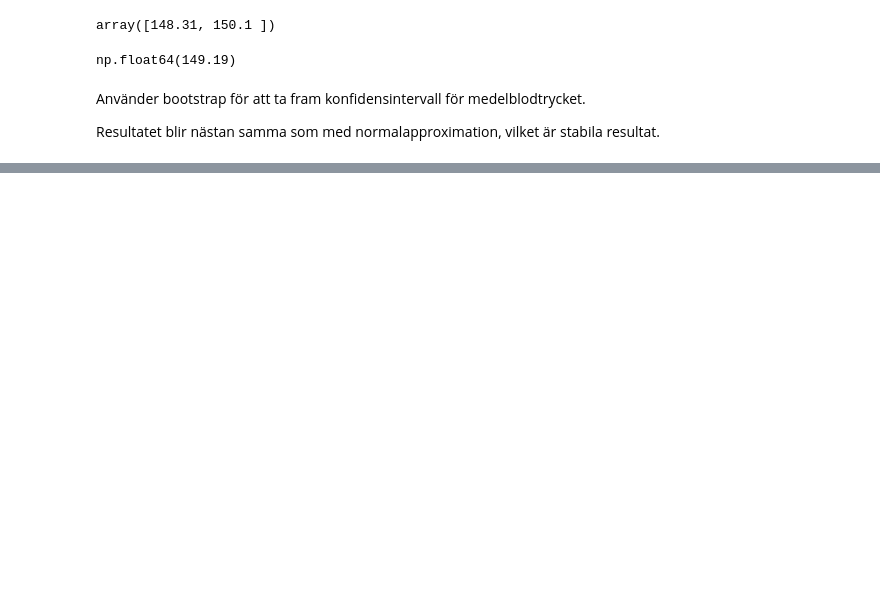
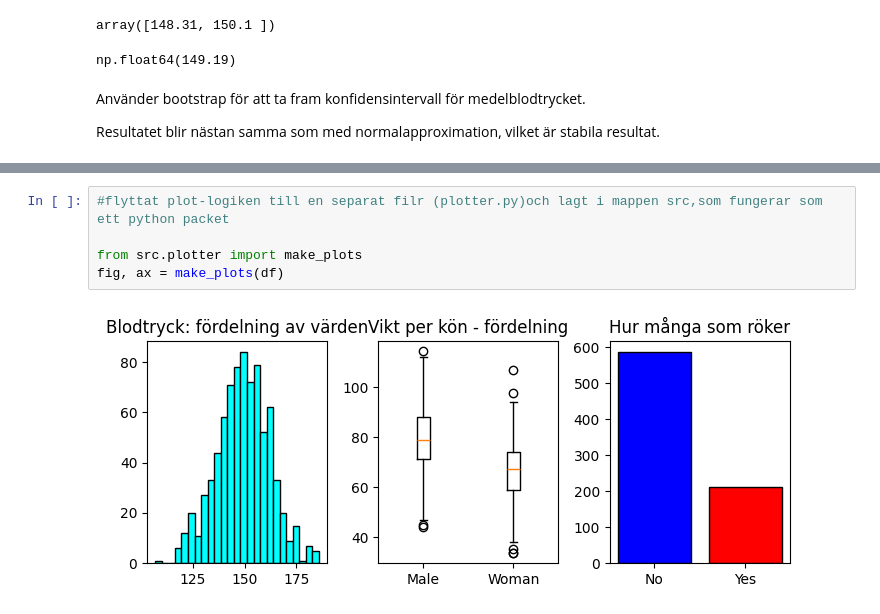
Before and after one commit to Rezaei-hamed/health_analysis, a Jupyter notebook: Notebook.ipynb, the cells around one changed output, grey strips where cells are left out. Cells and saved outputs as stored; diff of their text form; blank space fills up the shorter version.

```diff
--- a/Notebook.ipynb
+++ b/Notebook.ipynb
@@ -174,0 +209,7 @@ Resultatet blir nästan samma som med normalapproximation, vilket är stabila re
+# %%
+#flyttat plot-logiken till en separat filr (plotter.py)och lagt i mappen src,som fungerar som ett python packet
+
+from src.plotter import make_plots
+fig, ax = make_plots(df)
+# %% [output]
+[figure, added]
```
Also changed, not shown: parts of 21 cells of this notebook, 5 other files.
